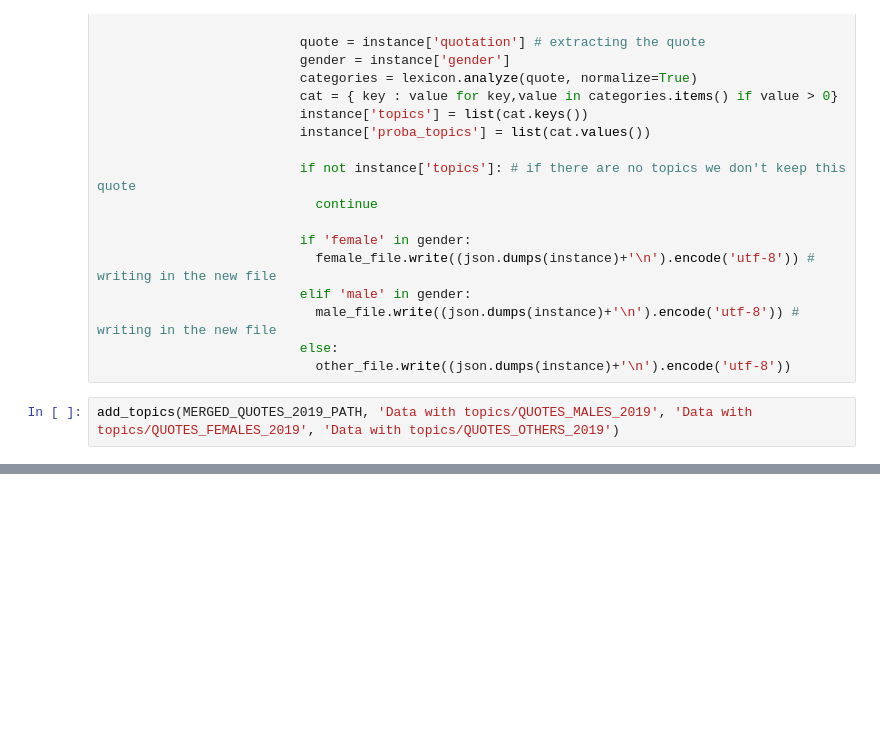
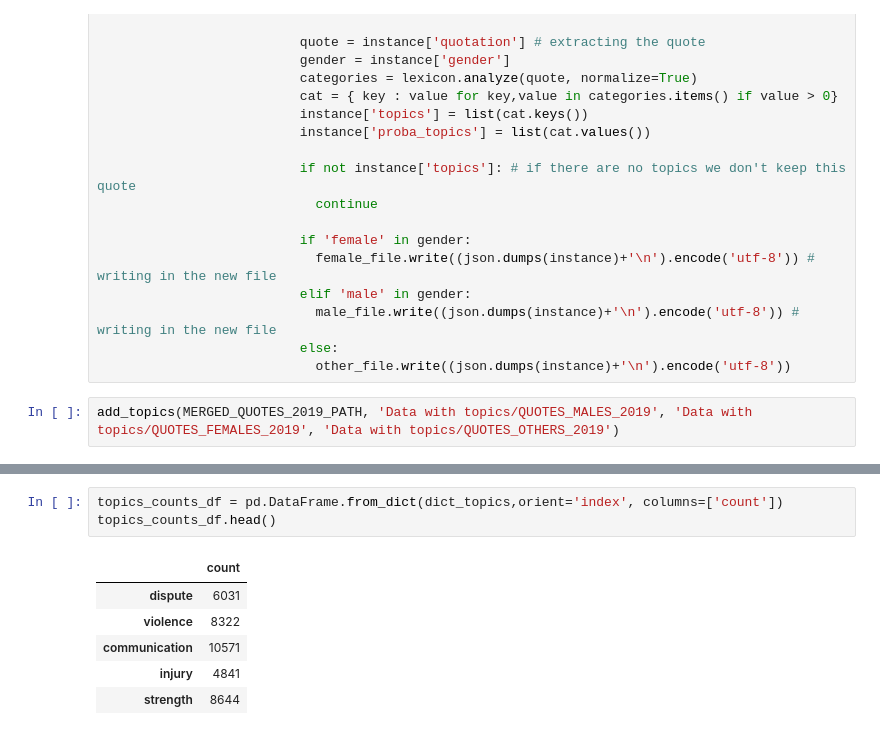
Before and after one commit to epfl-ada/ada-2021-project-palomamo, a Jupyter notebook: gender_topics.ipynb, the cells around one changed output, grey strips where cells are left out. Cells and saved outputs as stored; diff of their text form; blank space fills up the shorter version.

```diff
--- a/gender_topics.ipynb
+++ b/gender_topics.ipynb
@@ -150,0 +206,10 @@ topics_males.head()
+# %%
+topics_counts_df = pd.DataFrame.from_dict(dict_topics,orient='index', columns=['count'])
+topics_counts_df.head()
+# %% [output]
+|  | count |
+| dispute | 6031 |
+| violence | 8322 |
+| communication | 10571 |
+| injury | 4841 |
+| strength | 8644 |
```
Also changed, not shown: parts of 11 cells of this notebook.
